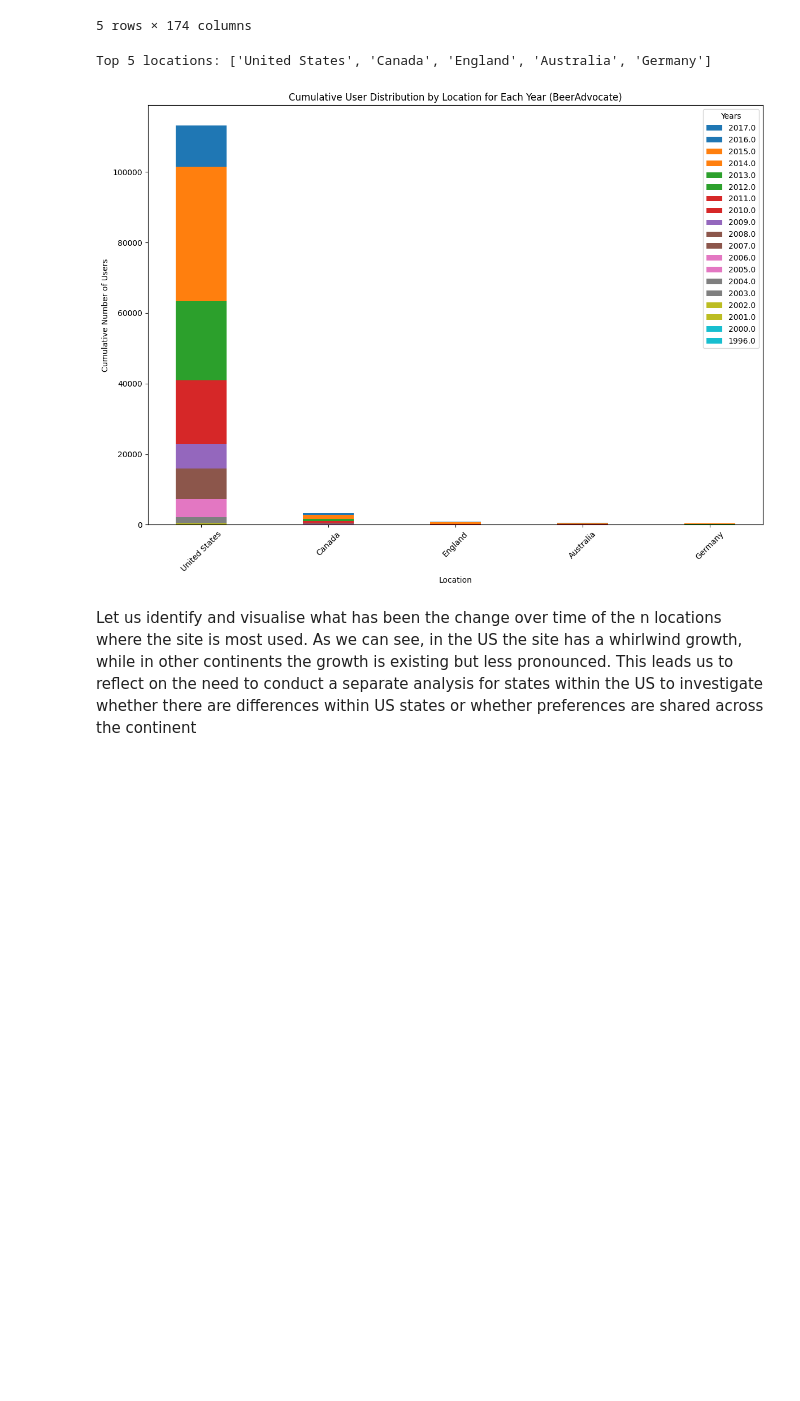
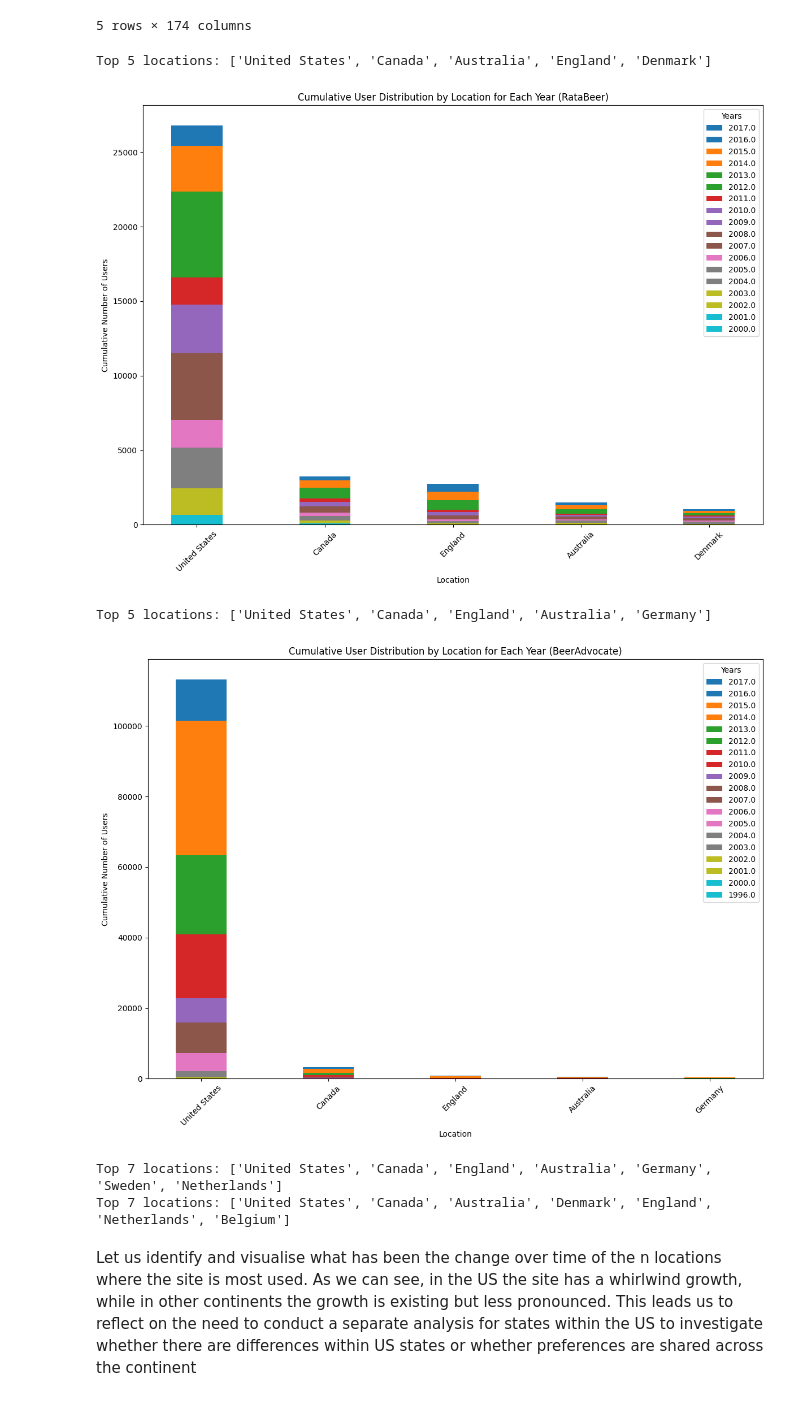
Before and after one commit to epfl-ada/ada-2024-project-mediterranean, a Jupyter notebook: main.ipynb, the cells around one changed output. Drawn from its saved outputs; the diff is of its cells as text; code cells hidden in the pictures; blank space fills up the shorter version.

```diff
--- a/main.ipynb
+++ b/main.ipynb
@@ -104,11 +103,21 @@ table_users_RB.head()
 utils.plot_user_per_location_per_time_interactive(table_users_BA, 'BeerAdvocate',15)
 # %%
 # Static plot allowing me to visualise how membership of review sites has changed over the years for each location (cumulative plot)
-#n_most_used_location_RB = utils.plot_user_per_location_per_time_cumulative(table_users_RB, 'RataBeer', 10)
+n_most_used_location_RB = utils.plot_user_per_location_per_time_cumulative(table_users_RB, 'RataBeer', 5)
 n_most_used_location_BA = utils.plot_user_per_location_per_time_cumulative(table_users_BA, 'BeerAdvocate', 5)
 # %% [output]
-Top 5 locations: ['United States', 'Canada', 'England', 'Australia', 'Germany']
+Top 5 locations: ['United States', 'Canada', 'Australia', 'England', 'Denmark']
-[figure, old version]
+[figure, new version]
+Top 5 locations: ['United States', 'Canada', 'England', 'Australia', 'Germany']
+[figure, added]
+# %%
+from collections import Counter
+
+n_most_used_location_BA = utils.find_top_n(table_users_BA, n=7)
+n_most_used_location_RB = utils.find_top_n(table_users_RB, n=7)
+# %% [output]
+Top 7 locations: ['United States', 'Canada', 'England', 'Australia', 'Germany', 'Sweden', 'Netherlands']
+Top 7 locations: ['United States', 'Canada', 'Australia', 'Denmark', 'England', 'Netherlands', 'Belgium']
 # %% [markdown]
 Let us identify and visualise what has been the change over time of the n locations where the site is most used. As we can see, in the US the site has a whirlwind growth, while in other continents the growth is existing but less pronounced.
 This leads us to reflect on the need to conduct a separate analysis for states within the US to investigate whether there are differences within US states or whether preferences are shared across the continent
```
Also changed, not shown: parts of 5 cells of this notebook.
